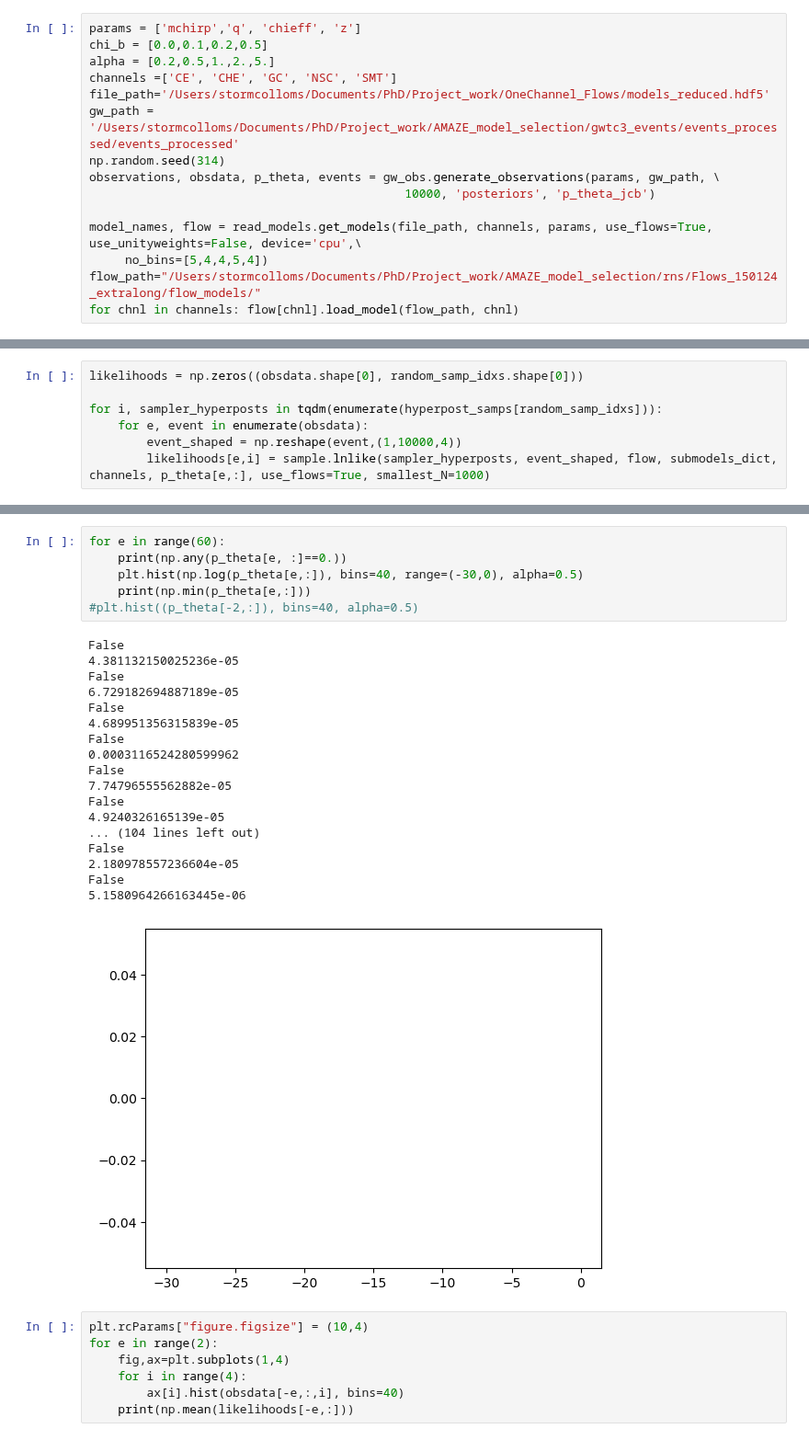
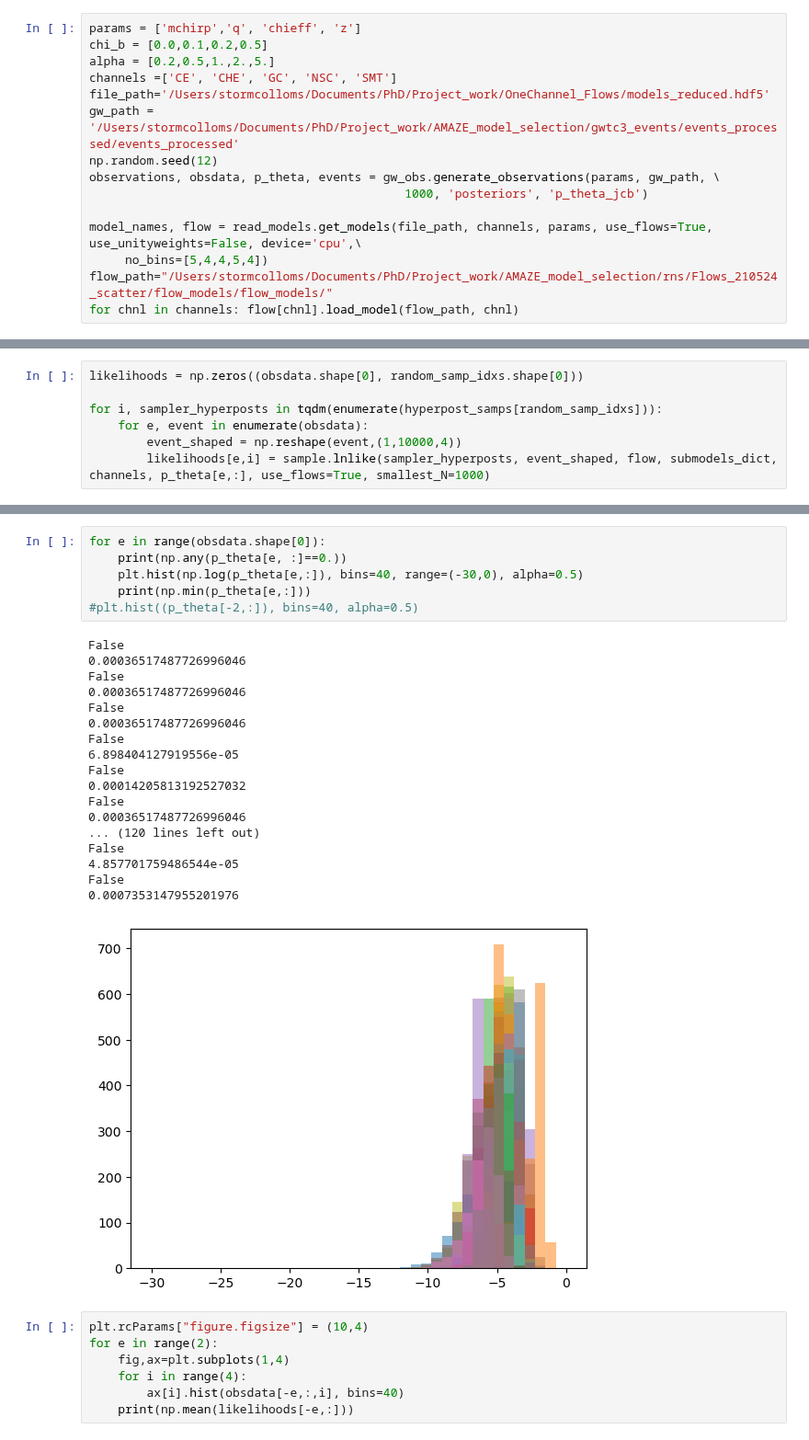
Before and after one commit to scolloms/AMAZE_model_selection, a Jupyter notebook: testing_notebooks/eventbyevent_likelihood_ppd copy.ipynb, the cells around one changed output, grey strips where cells are left out. Shown at 92% size. Saved outputs shown, nothing was run; the diff lists cells and outputs as text.

```diff
--- a/testing_notebooks/eventbyevent_likelihood_ppd copy.ipynb
+++ b/testing_notebooks/eventbyevent_likelihood_ppd copy.ipynb
@@ -26,11 +26,11 @@ alpha = [0.2,0.5,1.,2.,5.]
 channels =['CE', 'CHE', 'GC', 'NSC', 'SMT']
 file_path='/Users/stormcolloms/Documents/PhD/Project_work/OneChannel_Flows/models_reduced.hdf5'
 gw_path = '/Users/stormcolloms/Documents/PhD/Project_work/AMAZE_model_selection/gwtc3_events/events_processed/events_processed'
-np.random.seed(314)
+np.random.seed(12)
 observations, obsdata, p_theta, events = gw_obs.generate_observations(params, gw_path, \
-                                            10000, 'posteriors', 'p_theta_jcb')
+                                            1000, 'posteriors', 'p_theta_jcb')
 
 model_names, flow = read_models.get_models(file_path, channels, params, use_flows=True, use_unityweights=False, device='cpu',\
      no_bins=[5,4,4,5,4])
-flow_path="/Users/stormcolloms/Documents/PhD/Project_work/AMAZE_model_selection/rns/Flows_150124_extralong/flow_models/"
+flow_path="/Users/stormcolloms/Documents/PhD/Project_work/AMAZE_model_selection/rns/Flows_210524_scatter/flow_models/flow_models/"
 for chnl in channels: flow[chnl].load_model(flow_path, chnl)
@@ -109,28 +119,28 @@ for i, sampler_hyperposts in tqdm(enumerate(hyperpost_samps[random_samp_idxs])):
 # %%
-for e in range(60):
+for e in range(obsdata.shape[0]):
     print(np.any(p_theta[e, :]==0.))
     plt.hist(np.log(p_theta[e,:]), bins=40, range=(-30,0), alpha=0.5)
     print(np.min(p_theta[e,:]))
 #plt.hist((p_theta[-2,:]), bins=40, alpha=0.5)
 # %% [output]
 False
-4.381132150025236e-05
+0.00036517487726996046
 False
-6.729182694887189e-05
+0.00036517487726996046
 False
-4.689951356315839e-05
+0.00036517487726996046
 False
-0.0003116524280599962
+6.898404127919556e-05
 False
-7.74796555562882e-05
+0.00014205813192527032
 False
-4.9240326165139e-05
-... (104 lines left out)
+0.00036517487726996046
+... (120 lines left out)
 False
-2.180978557236604e-05
+4.857701759486544e-05
 False
-5.1580964266163445e-06
+0.0007353147955201976
-[figure, old version]
+[figure, new version]
 # %%
 plt.rcParams["figure.figsize"] = (10,4)
 for e in range(2):
```
Also changed, not shown: parts of 3 cells of this notebook.
